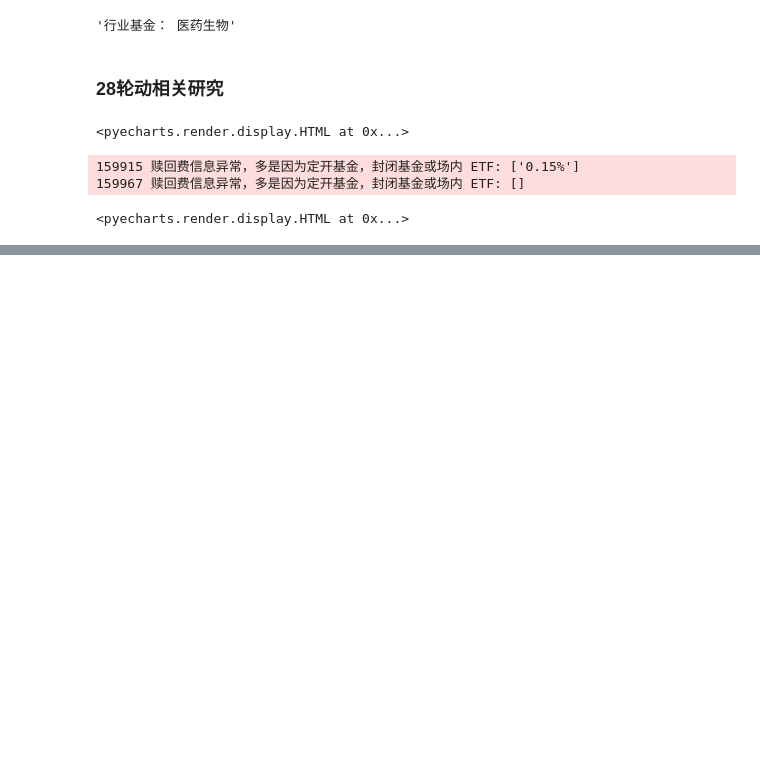
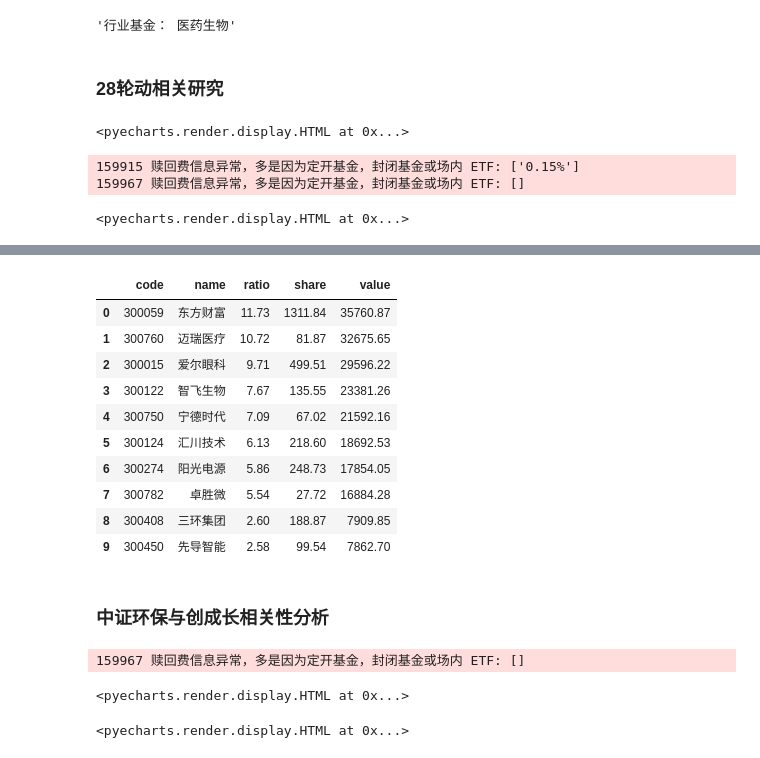
Before and after one commit to laye0619/my_inv_mgr, a Jupyter notebook: jupyter_notebook/ETF_and_index_compairson.ipynb, the cells around one changed output, grey strips where cells are left out. Saved outputs shown, nothing was run; the diff lists cells and outputs as text; code cells hidden in the pictures; blank space fills up the shorter version.

```diff
--- a/jupyter_notebook/ETF_and_index_compairson.ipynb
+++ b/jupyter_notebook/ETF_and_index_compairson.ipynb
@@ -52,0 +53,30 @@ ccz_etf.price
+# %%
+ccz_etf.get_stock_holdings()
+# %% [output]
+|  | code | name | ratio | share | value |
+| 0 | 300059 | 东方财富 | 11.73 | 1311.84 | 35760.87 |
+| 1 | 300760 | 迈瑞医疗 | 10.72 | 81.87 | 32675.65 |
+| 2 | 300015 | 爱尔眼科 | 9.71 | 499.51 | 29596.22 |
+| 3 | 300122 | 智飞生物 | 7.67 | 135.55 | 23381.26 |
+| 4 | 300750 | 宁德时代 | 7.09 | 67.02 | 21592.16 |
+| 5 | 300124 | 汇川技术 | 6.13 | 218.60 | 18692.53 |
+| 6 | 300274 | 阳光电源 | 5.86 | 248.73 | 17854.05 |
+| 7 | 300782 | 卓胜微 | 5.54 | 27.72 | 16884.28 |
+| 8 | 300408 | 三环集团 | 2.60 | 188.87 | 7909.85 |
+| 9 | 300450 | 先导智能 | 2.58 | 99.54 | 7862.70 |
+# %% [markdown]
+### 中证环保与创成长相关性分析
+# %%
+zzhb_index = xa.indexinfo('SH000827')
+ccz_etf = xa.fundinfo('159967', dividend_label=2)
+# %% [output]
+159967 赎回费信息异常，多是因为定开基金，封闭基金或场内 ETF: []
+# %%
+zzhb_ccz_analysis = xa.evaluate(zzhb_index, ccz_etf, start=pd.to_datetime('20201108'))
+zzhb_ccz_analysis.v_correlation()
+# %% [output]
+<pyecharts.render.display.HTML at 0x...>
+# %%
+zzhb_ccz_analysis.v_netvalue()
+# %% [output]
+<pyecharts.render.display.HTML at 0x...>
```
Also changed, not shown: parts of 1 cell of this notebook, 25 other files.
